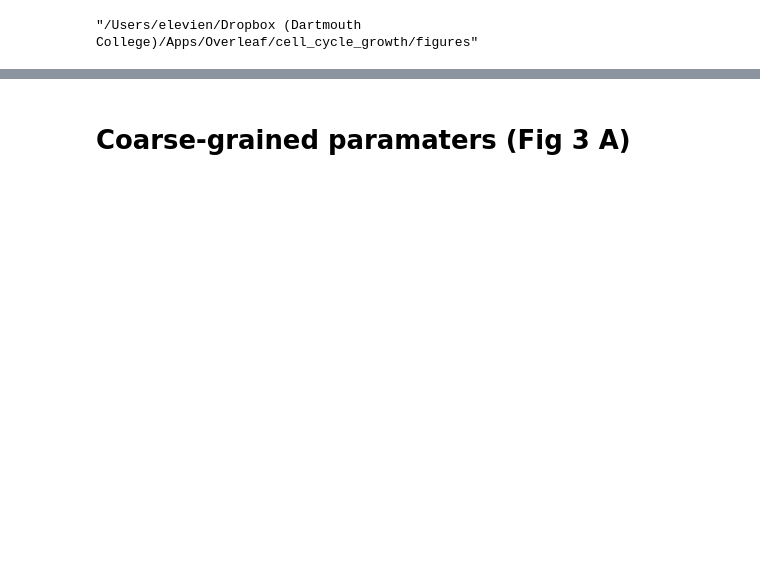
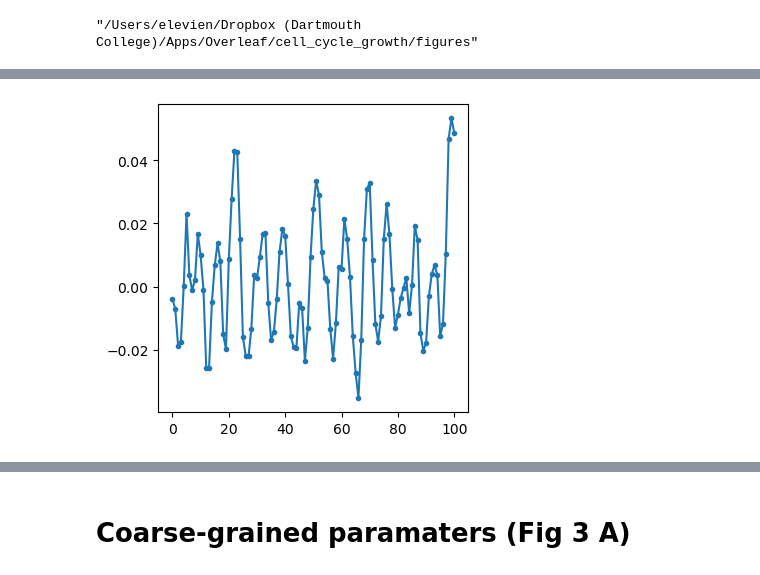
Before and after one commit to elevien/GrowthCellCycleModel, a Jupyter notebook: src/FIG3.ipynb, the cells around one changed output, grey strips where cells are left out. Cells and saved outputs as stored; diff of their text form; code cells hidden in the pictures; blank space fills up the shorter version.

```diff
--- a/src/FIG3.ipynb
+++ b/src/FIG3.ipynb
@@ -17,3 +39,14 @@ data.nux = data.uθ; # add nux column for clarity
+# %%
+fig,ax= subplots(figsize=(4,4))
+η = ηrange[2]
+d = data[data.η .== η,:]
+d = data[data.nux .== nuxrange[1],:]
+d = data[data.ω0 .== ω0range[5],:]
+
+ax.plot(d.z0[100:200],".-")
+fig
+# %% [output]
+[figure, added]
 # %%
 # check we are getting physical solutions
 dfu = data[data.nux .== nuxrange[2],:]
```
Also changed, not shown: parts of 8 cells of this notebook, 7 other files.
